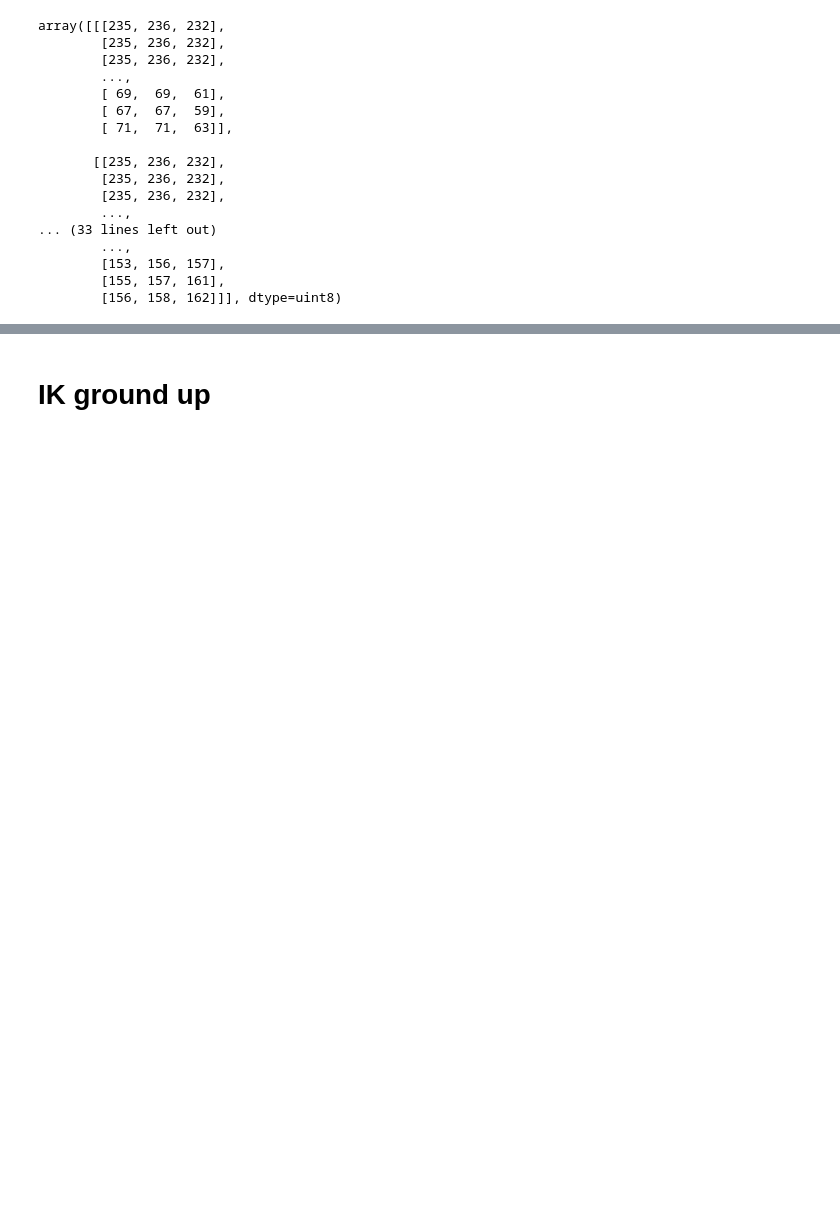
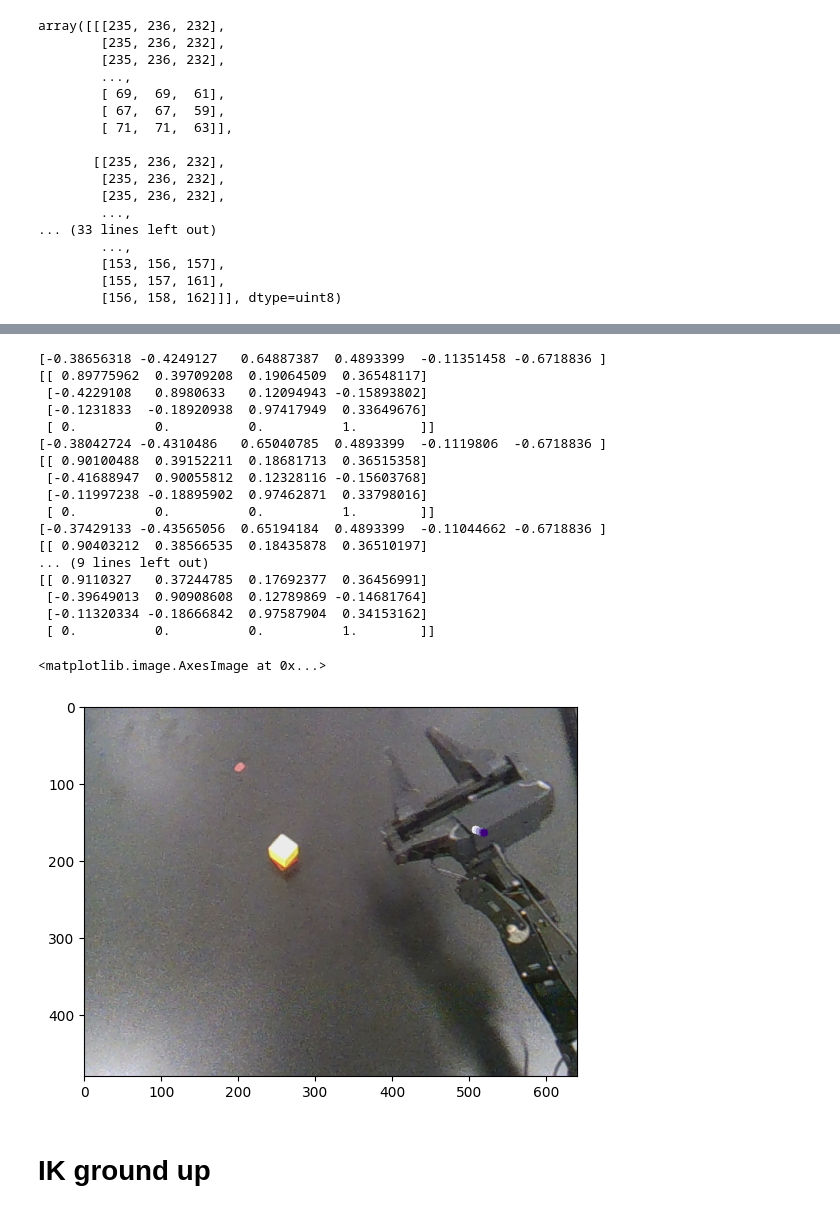
Before and after one commit to swati-gupta-tri-global/EgoMimic, a Jupyter notebook: mimicplay/scripts/aloha_process/VRV1.ipynb, the cells around one changed output, grey strips where cells are left out. Saved outputs shown, nothing was run; the diff lists cells and outputs as text; code cells hidden in the pictures; blank space fills up the shorter version.

```diff
--- a/mimicplay/scripts/aloha_process/VRV1.ipynb
+++ b/mimicplay/scripts/aloha_process/VRV1.ipynb
@@ -291,0 +296,3 @@ array([[[235, 236, 232],
+# %%
+demo = h5py.File("/coc/flash7/datasets/egoplay/humanoidStacking/rawAloha/episode_12.hdf5", "r+")
+nds(demo)
@@ -292,3 +310,48 @@ array([[[235, 236, 232],
+# %%
+T = 537
+# inverted robot: (x forward, y right, z down) right handed frame
+# point = demo["obs/ee_pose"][T][:3][None, :]
+rollout = 5
+joint_positions = demo["action"][T:T+rollout][:, 7:13]
+points = np.zeros((rollout, 3))
+for i in range(rollout):
+    M = np.array([[1.0, 0.0, 0.0, 0.536494],
+                [0.0, 1.0, 0.0, 0.0],
+                [0.0, 0.0, 1.0, 0.42705],
+                [0.0, 0.0, 0.0, 1.0]])
+
+    Slist = np.array([[0.0, 0.0, 1.0, 0.0, 0.0, 0.0],
+                      [0.0, 1.0, 0.0, -0.12705, 0.0, 0.0],
+                      [0.0, 1.0, 0.0, -0.42705, 0.0, 0.05955],
+                      [1.0, 0.0, 0.0, 0.0, 0.42705, 0.0],
+                      [0.0, 1.0, 0.0, -0.42705, 0.0, 0.35955],
+                      [1.0, 0.0, 0.0, 0.0, 0.42705, 0.0]]).T
+    print(joint_positions[i])
+    T_obs = FKinSpace(M, Slist, joint_positions[i])
+    print(T_obs)
+    points[i] = T_obs[:3, 3]
+px_val = ee_pose_to_cam_pixels(points, EXTRINSICS["humanoidJan19"], REALSENSE_INTRINSICS)
+plt.imshow(draw_dot_on_frame(demo["observations/images/cam_high"][T], px_val, show=False))
+# %% [output]
+[-0.38656318 -0.4249127   0.64887387  0.4893399  -0.11351458 -0.6718836 ]
+[[ 0.89775962  0.39709208  0.19064509  0.36548117]
+ [-0.4229108   0.8980633   0.12094943 -0.15893802]
+ [-0.1231833  -0.18920938  0.97417949  0.33649676]
+ [ 0.          0.          0.          1.        ]]
+[-0.38042724 -0.4310486   0.65040785  0.4893399  -0.1119806  -0.6718836 ]
+[[ 0.90100488  0.39152211  0.18681713  0.36515358]
+ [-0.41688947  0.90055812  0.12328116 -0.15603768]
+ [-0.11997238 -0.18895902  0.97462871  0.33798016]
+ [ 0.          0.          0.          1.        ]]
+[-0.37429133 -0.43565056  0.65194184  0.4893399  -0.11044662 -0.6718836 ]
+[[ 0.90403212  0.38566535  0.18435878  0.36510197]
+... (9 lines left out)
+[[ 0.9110327   0.37244785  0.17692377  0.36456991]
+ [-0.39649013  0.90908608  0.12789869 -0.14681764]
+ [-0.11320334 -0.18666842  0.97587904  0.34153162]
+ [ 0.          0.          0.          1.        ]]
+<matplotlib.image.AxesImage at 0x...>
+[figure, added]
 # %% [markdown]
 # IK ground up
 # %%
```
Also changed, not shown: parts of 3 cells of this notebook.
